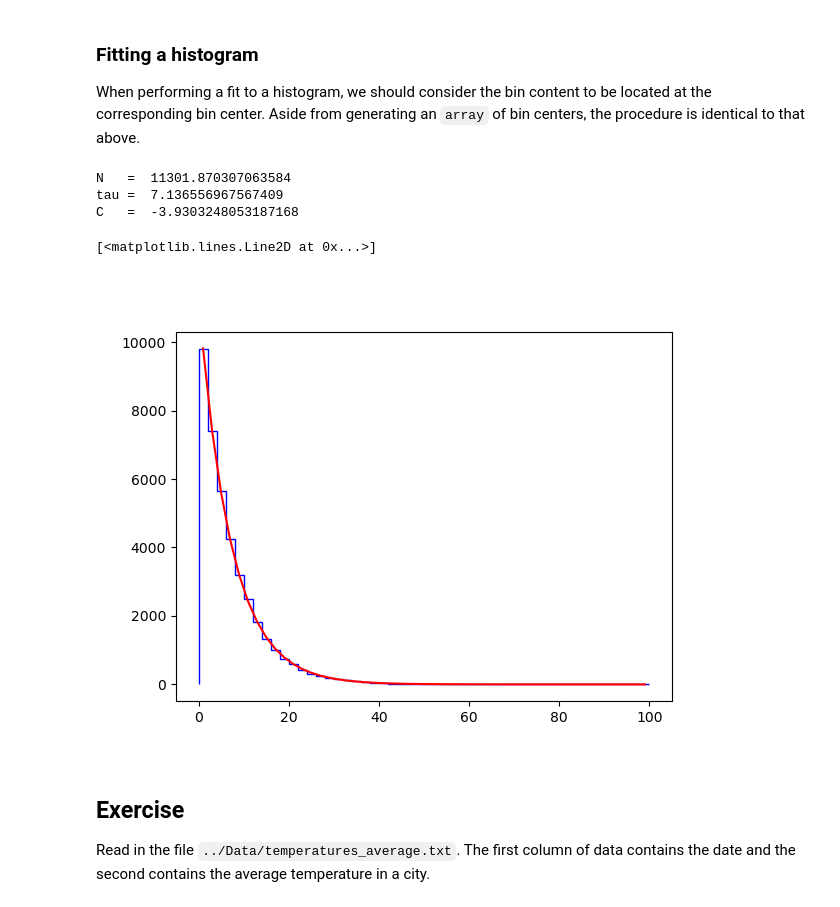
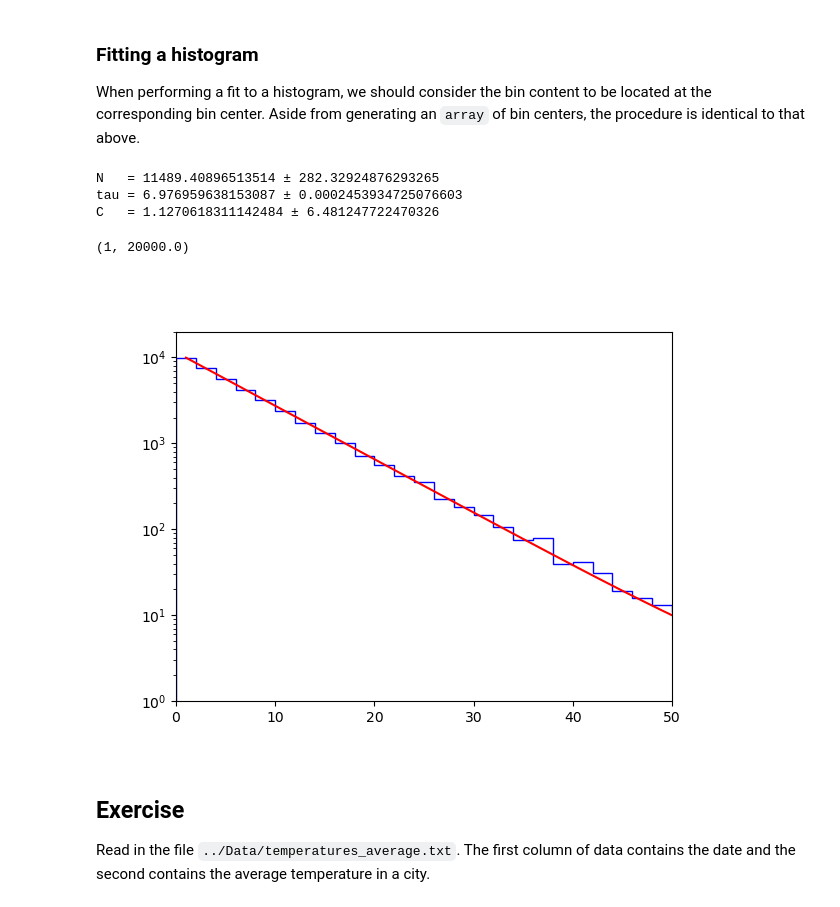
Before and after one commit to CWCopeland/ComputationalPhysics, a Jupyter notebook: LectureNotes/07_fittingData.ipynb, the cells around one changed output. Saved outputs shown, nothing was run; the diff lists cells and outputs as text; code cells hidden in the pictures.

```diff
--- a/LectureNotes/07_fittingData.ipynb
+++ b/LectureNotes/07_fittingData.ipynb
@@ -500,35 +502,44 @@ When performing a fit to a histogram, we should consider the bin content to be l
 # %%
 # Create some fake data with np.random.exponential
 Npoints = 40000
 trueTau = 7
 s = np.random.exponential(trueTau, Npoints)   # f(x)=(1/tau)e^(-x/tau)
+
+###########################################################################
 
 plt.figure()
 (n,binEdges,patches) = plt.hist(s, bins=50, range=(0,100), histtype='step',color='blue')   #make the histogram, save bin edges
 
 binCenters = 0.5*(binEdges[:-1] + binEdges[1:])   #get the bin centers
 
 # define the function to fit
 def f(t, N, tau, C):
     return N*np.exp(-t/tau) + C
 
 popt, pcov = curve_fit(f, binCenters, n, p0 = [1,1,1])
 
 N         = popt[0]
 fittedTau = popt[1]
 C         = popt[2]
 
-print("N   = " ,N)
-print("tau = " ,fittedTau)
-print("C   = " ,C)
+NSigma         = pcov[0,0]
+fittedTauSigma = pcov[1,1]
+CSigma         = pcov[2,2]
+
+print("N   = {} \u00B1 {}".format(N,NSigma))
+print("tau = {} \u00B1 {}".format(fittedTau,fittedTauSigma))
+print("C   = {} \u00B1 {}".format(C,CSigma))
 
 plt.plot(binCenters, f(binCenters, N, fittedTau, C), 'r')
+plt.yscale('log')
+plt.xlim(0, 50)
+plt.ylim(1, 2e4)
 # %% [output]
-N   =  11301.870307063584
-tau =  7.136556967567409
-C   =  -3.9303248053187168
+N   = 11489.40896513514 ± 282.32924876293265
+tau = 6.976959638153087 ± 0.0002453934725076603
+C   = 1.1270618311142484 ± 6.481247722470326
-[<matplotlib.lines.Line2D at 0x...>]
+(1, 20000.0)
-[figure, old version]
+[figure, new version]
 # %% [markdown]
 ## Exercise
 
```
Also changed, not shown: parts of 6 cells of this notebook.
